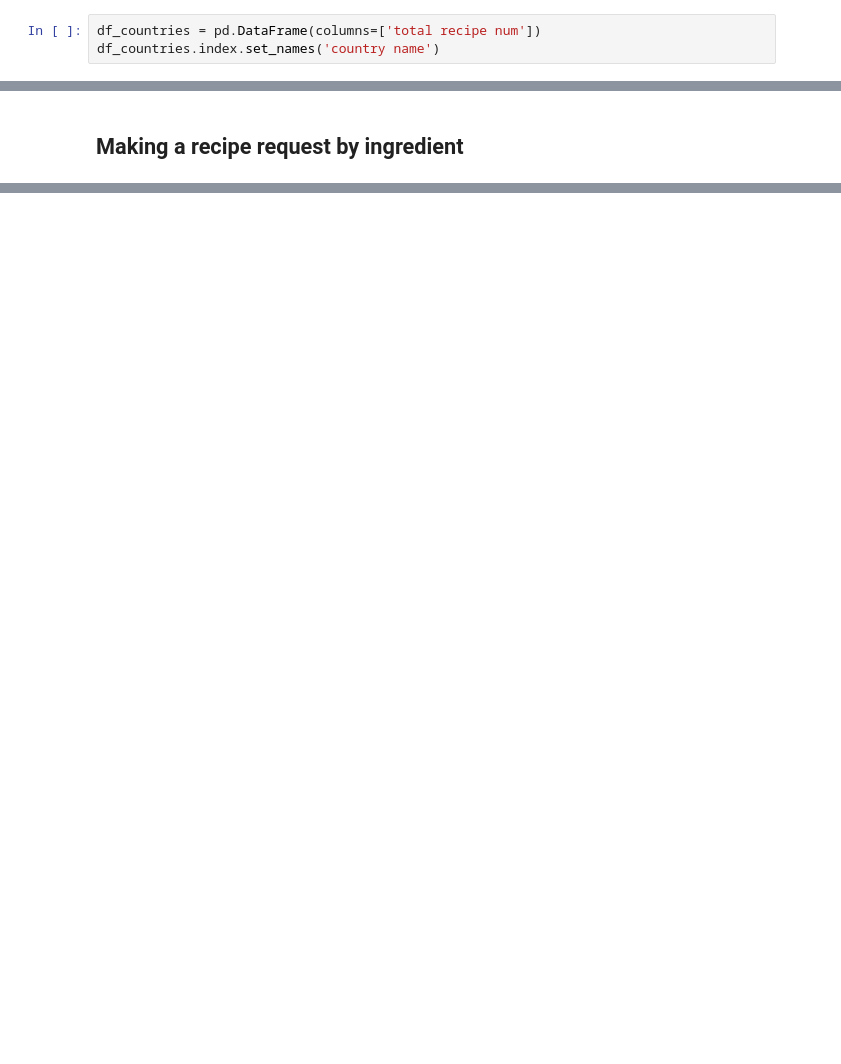
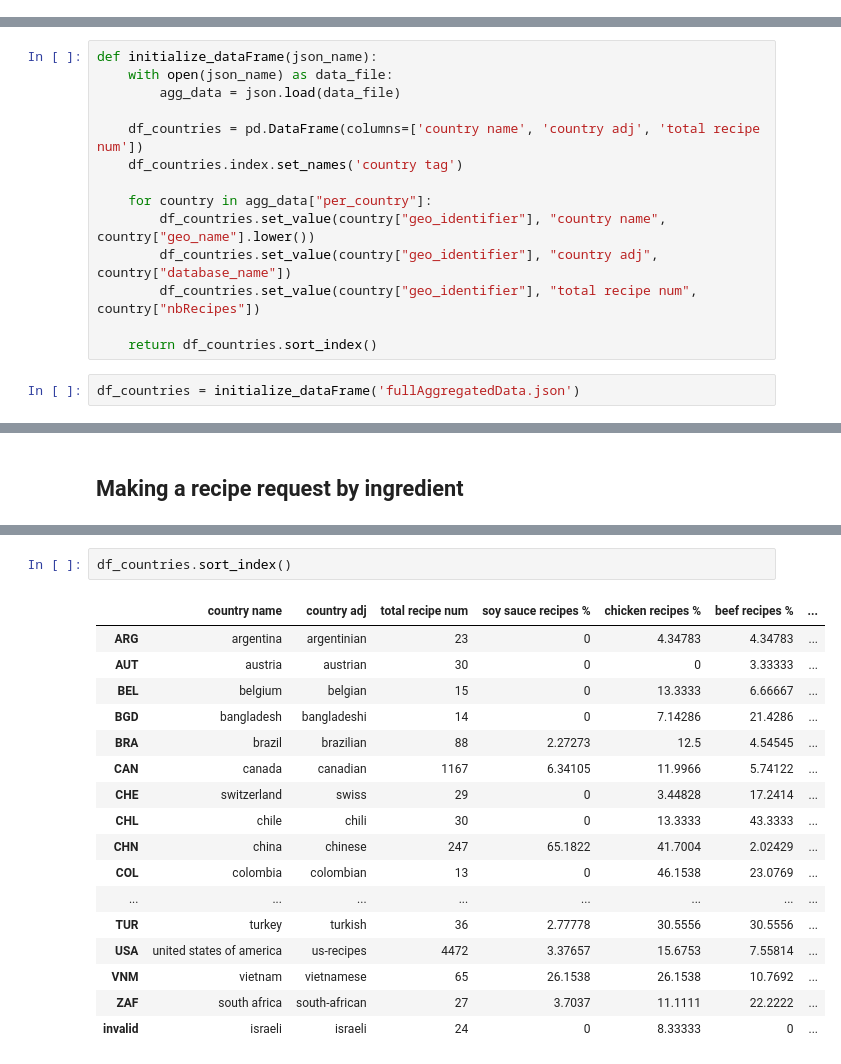
Before and after one commit to Rivollet/ADAProject, a Jupyter notebook: data-analysis/Ingredient_labelization.ipynb, the cells around one changed output, grey strips where cells are left out. Cells and saved outputs as stored; diff of their text form; blank space fills up the shorter version.

```diff
--- a/data-analysis/Ingredient_labelization.ipynb
+++ b/data-analysis/Ingredient_labelization.ipynb
@@ -163,6 +151,3 @@ len(df_ingredients_duplicates)
 37
 # %% [markdown]
 ## Counting number of recipes per country
-# %%
-df_countries = pd.DataFrame(columns=['total recipe num'])
-df_countries.index.set_names('country name')
@@ -170,0 +154,16 @@ Index([], dtype='object', name='country name')
+# %%
+def initialize_dataFrame(json_name):
+    with open(json_name) as data_file:
+        agg_data = json.load(data_file)
+
+    df_countries = pd.DataFrame(columns=['country name', 'country adj', 'total recipe num'])
+    df_countries.index.set_names('country tag')
+
+    for country in agg_data["per_country"]:
+        df_countries.set_value(country["geo_identifier"], "country name", country["geo_name"].lower())
+        df_countries.set_value(country["geo_identifier"], "country adj", country["database_name"])
+        df_countries.set_value(country["geo_identifier"], "total recipe num", country["nbRecipes"])
+
+    return df_countries.sort_index()
+# %%
+df_countries = initialize_dataFrame('fullAggregatedData.json')
@@ -197,0 +280,20 @@ recipe['title']
+# %%
+df_countries.sort_index()
+# %% [output]
+|  | country name | country adj | total recipe num | soy sauce recipes % | chicken recipes % | beef recipes % | ... |
+| ARG | argentina | argentinian | 23 | 0 | 4.34783 | 4.34783 | ... |
+| AUT | austria | austrian | 30 | 0 | 0 | 3.33333 | ... |
+| BEL | belgium | belgian | 15 | 0 | 13.3333 | 6.66667 | ... |
+| BGD | bangladesh | bangladeshi | 14 | 0 | 7.14286 | 21.4286 | ... |
+| BRA | brazil | brazilian | 88 | 2.27273 | 12.5 | 4.54545 | ... |
+| CAN | canada | canadian | 1167 | 6.34105 | 11.9966 | 5.74122 | ... |
+| CHE | switzerland | swiss | 29 | 0 | 3.44828 | 17.2414 | ... |
+| CHL | chile | chili | 30 | 0 | 13.3333 | 43.3333 | ... |
+| CHN | china | chinese | 247 | 65.1822 | 41.7004 | 2.02429 | ... |
+| COL | colombia | colombian | 13 | 0 | 46.1538 | 23.0769 | ... |
+| ... | ... | ... | ... | ... | ... | ... | ... |
+| TUR | turkey | turkish | 36 | 2.77778 | 30.5556 | 30.5556 | ... |
+| USA | united states of america | us-recipes | 4472 | 3.37657 | 15.6753 | 7.55814 | ... |
+| VNM | vietnam | vietnamese | 65 | 26.1538 | 26.1538 | 10.7692 | ... |
+| ZAF | south africa | south-african | 27 | 3.7037 | 11.1111 | 22.2222 | ... |
+| invalid | israeli | israeli | 24 | 0 | 8.33333 | 0 | ... |
```
Also changed, not shown: parts of 18 cells of this notebook, 1 other file.
